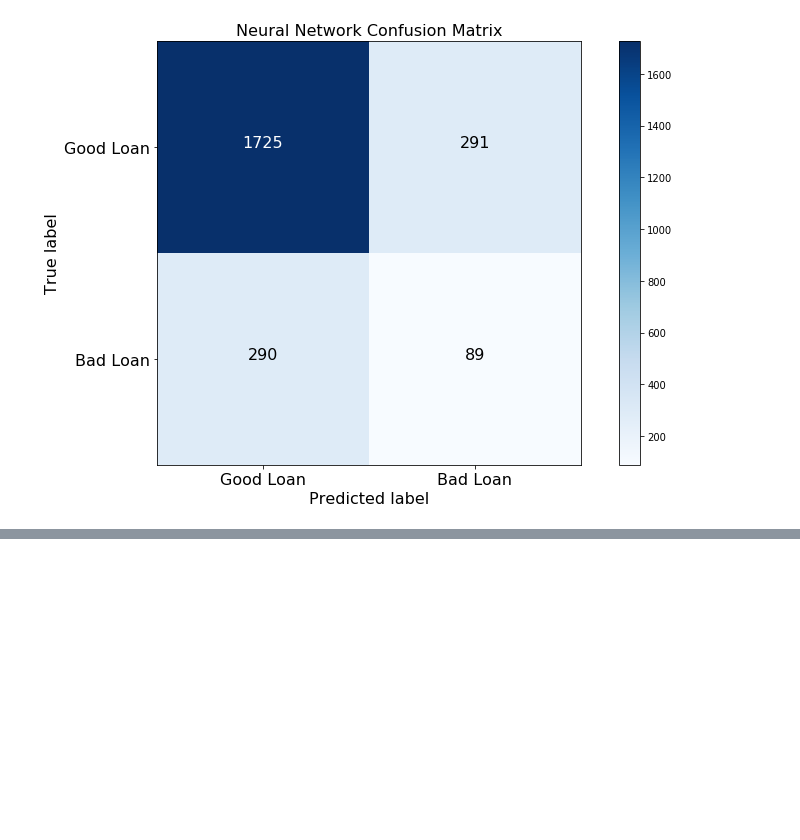
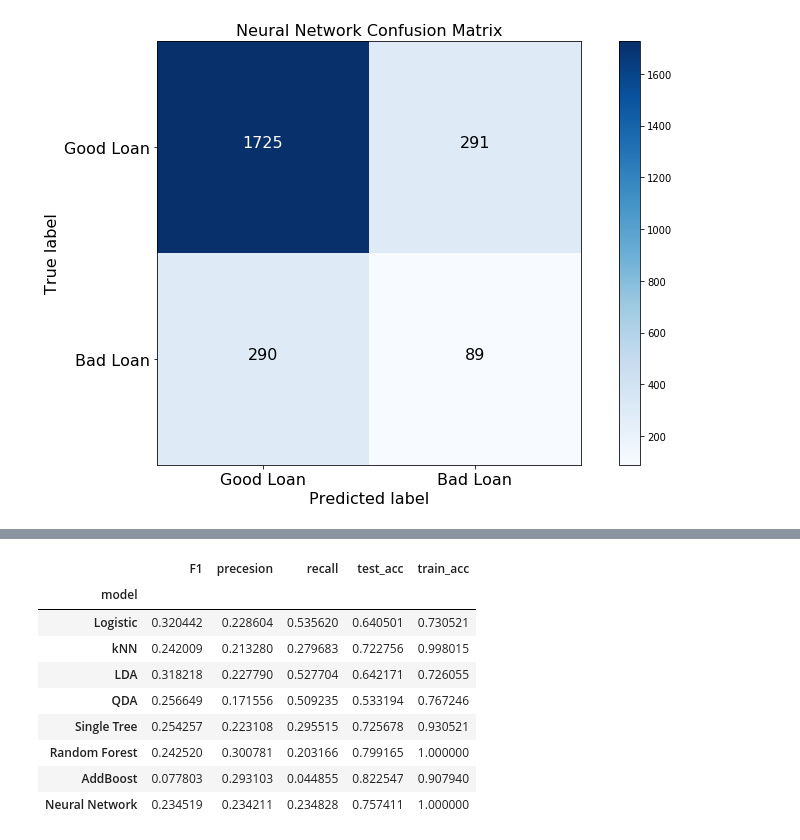
Before and after one commit to hz336/CS109A_LendingClub, a Jupyter notebook: notebooks/LC_Models.ipynb, the cells around one changed output, grey strips where cells are left out. Saved outputs shown, nothing was run; the diff lists cells and outputs as text; code cells hidden in the pictures; blank space fills up the shorter version.

```diff
--- a/notebooks/LC_Models.ipynb
+++ b/notebooks/LC_Models.ipynb
@@ -1363,0 +1390,24 @@ plt.show()
+# %%
+# Output results
+results_sm = pd.DataFrame([logit_sm_results,
+                           knn_sm_results,
+                           lda_sm_results,
+                           qda_sm_results,
+                           tree_sm_results,
+                           rf_sm_results,
+                           ab_sm_results,
+                           nn_sm_results])
+results_sm.set_index('model', inplace=True)
+display(results_sm)
+results_sm.to_csv("data/results_sm.csv", index=True)
+# %% [output]
+|  | F1 | precesion | recall | test_acc | train_acc |
+| model |  |  |  |  |  |
+| Logistic | 0.320442 | 0.228604 | 0.535620 | 0.640501 | 0.730521 |
+| kNN | 0.242009 | 0.213280 | 0.279683 | 0.722756 | 0.998015 |
+| LDA | 0.318218 | 0.227790 | 0.527704 | 0.642171 | 0.726055 |
+| QDA | 0.256649 | 0.171556 | 0.509235 | 0.533194 | 0.767246 |
+| Single Tree | 0.254257 | 0.223108 | 0.295515 | 0.725678 | 0.930521 |
+| Random Forest | 0.242520 | 0.300781 | 0.203166 | 0.799165 | 1.000000 |
+| AddBoost | 0.077803 | 0.293103 | 0.044855 | 0.822547 | 0.907940 |
+| Neural Network | 0.234519 | 0.234211 | 0.234828 | 0.757411 | 1.000000 |
```
Also changed, not shown: parts of 2 cells of this notebook, 1 other file.
